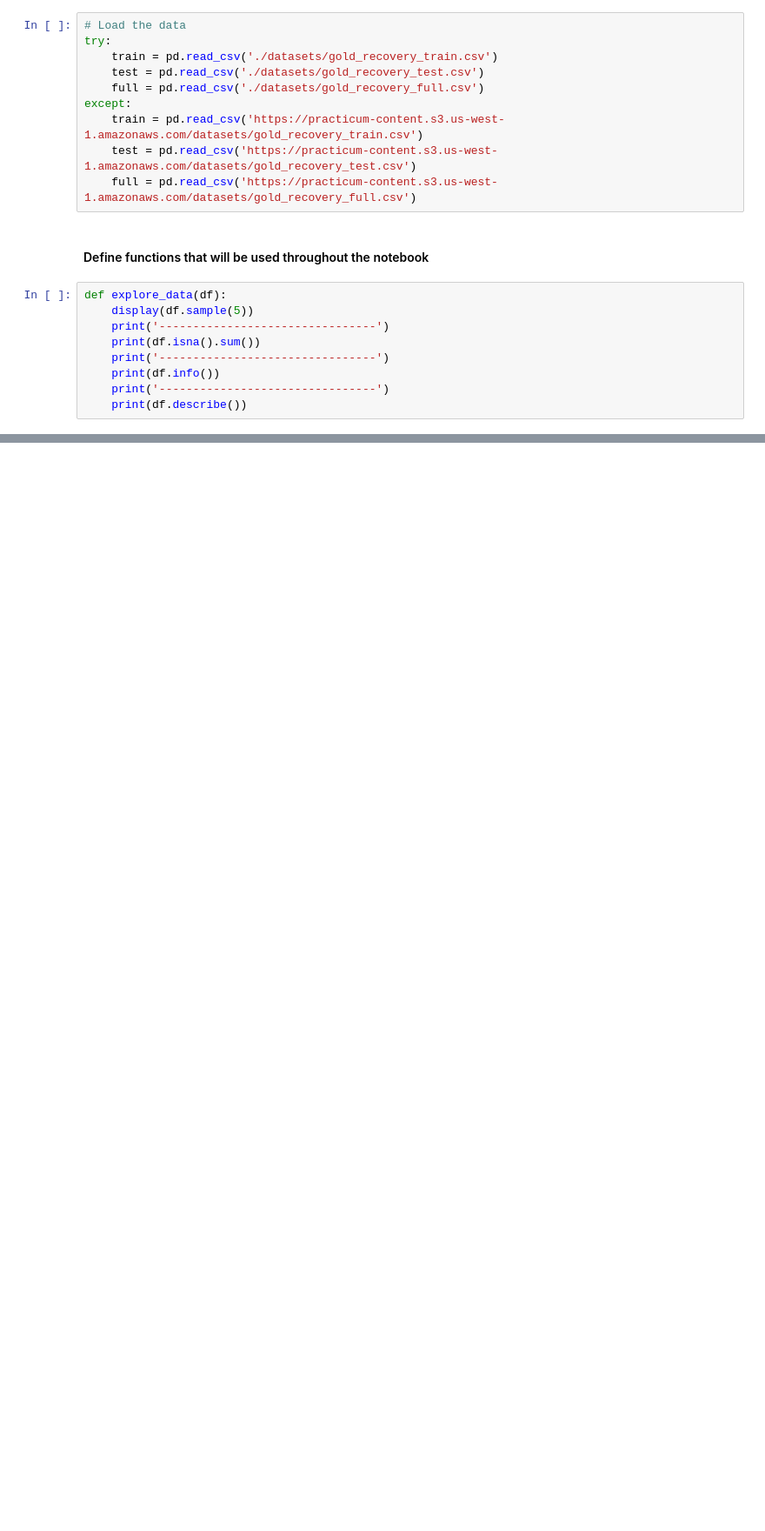
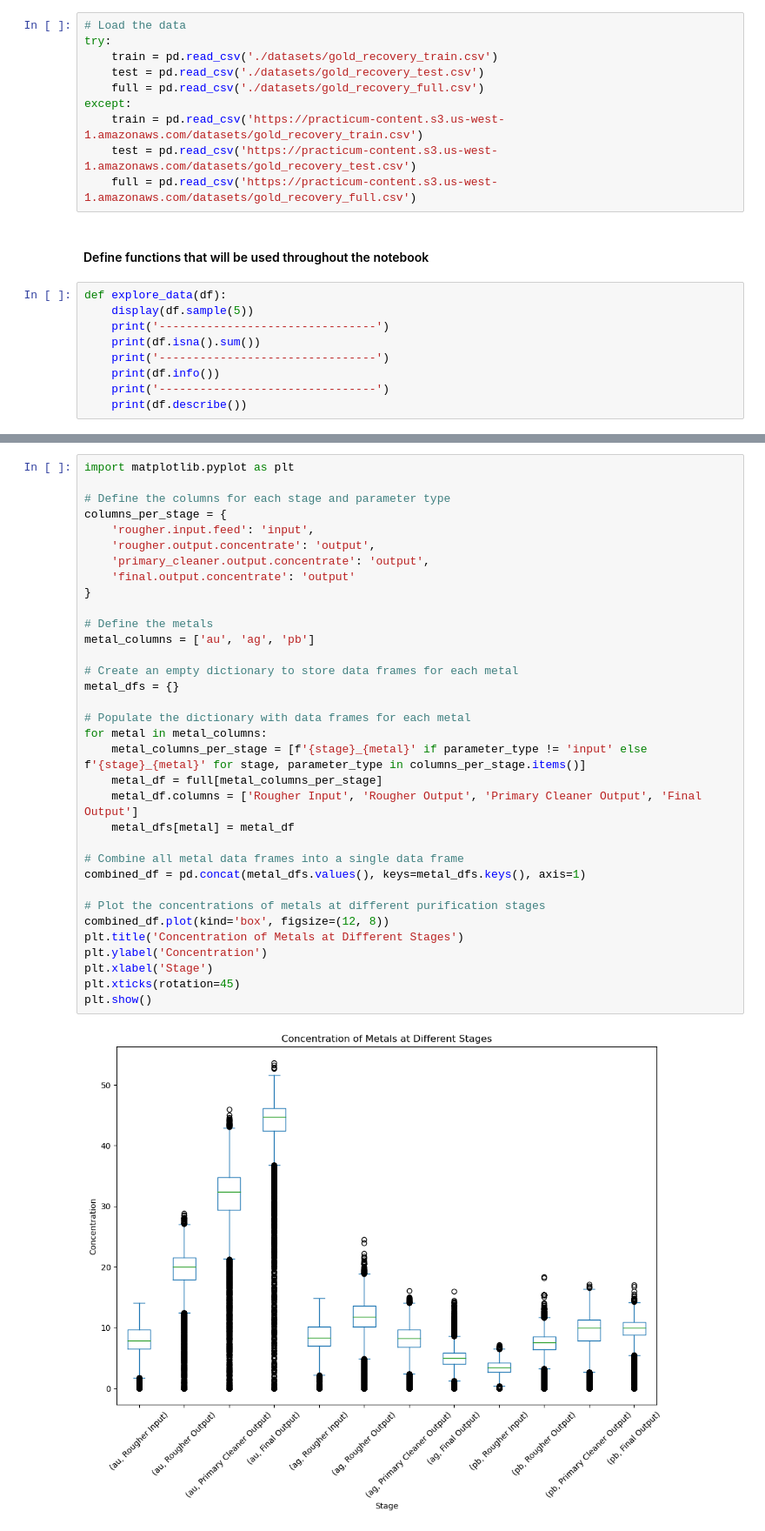
Before and after one commit to jestercruz/TripleTen-Projects, a Jupyter notebook: Sprint 10/zyfra_gold_mine.ipynb, the cells around one changed output, grey strips where cells are left out. Shown: that part at 87% size. Saved outputs shown, nothing was run; the diff lists cells and outputs as text; blank space fills up the shorter version.

Commit message:
Played around with a function that finds names of columns based on stages. Scrapped the idea and plotted graphs.

```diff
--- a/Sprint 10/zyfra_gold_mine.ipynb
+++ b/Sprint 10/zyfra_gold_mine.ipynb
@@ -207,0 +341,36 @@ print('Validation MAE:', val_mae)
+# %%
+import matplotlib.pyplot as plt
+
+# Define the columns for each stage and parameter type
+columns_per_stage = {
+    'rougher.input.feed': 'input',
+    'rougher.output.concentrate': 'output',
+    'primary_cleaner.output.concentrate': 'output',
+    'final.output.concentrate': 'output'
+}
+
+# Define the metals
+metal_columns = ['au', 'ag', 'pb']
+
+# Create an empty dictionary to store data frames for each metal
+metal_dfs = {}
+
+# Populate the dictionary with data frames for each metal
+for metal in metal_columns:
+    metal_columns_per_stage = [f'{stage}_{metal}' if parameter_type != 'input' else f'{stage}_{metal}' for stage, parameter_type in columns_per_stage.items()]
+    metal_df = full[metal_columns_per_stage]
+    metal_df.columns = ['Rougher Input', 'Rougher Output', 'Primary Cleaner Output', 'Final Output']
+    metal_dfs[metal] = metal_df
+
+# Combine all metal data frames into a single data frame
+combined_df = pd.concat(metal_dfs.values(), keys=metal_dfs.keys(), axis=1)
+
+# Plot the concentrations of metals at different purification stages
+combined_df.plot(kind='box', figsize=(12, 8))
+plt.title('Concentration of Metals at Different Stages')
+plt.ylabel('Concentration')
+plt.xlabel('Stage')
+plt.xticks(rotation=45)
+plt.show()
+# %% [output]
+[figure, added]
```
Also changed, not shown: parts of 31 cells of this notebook.
